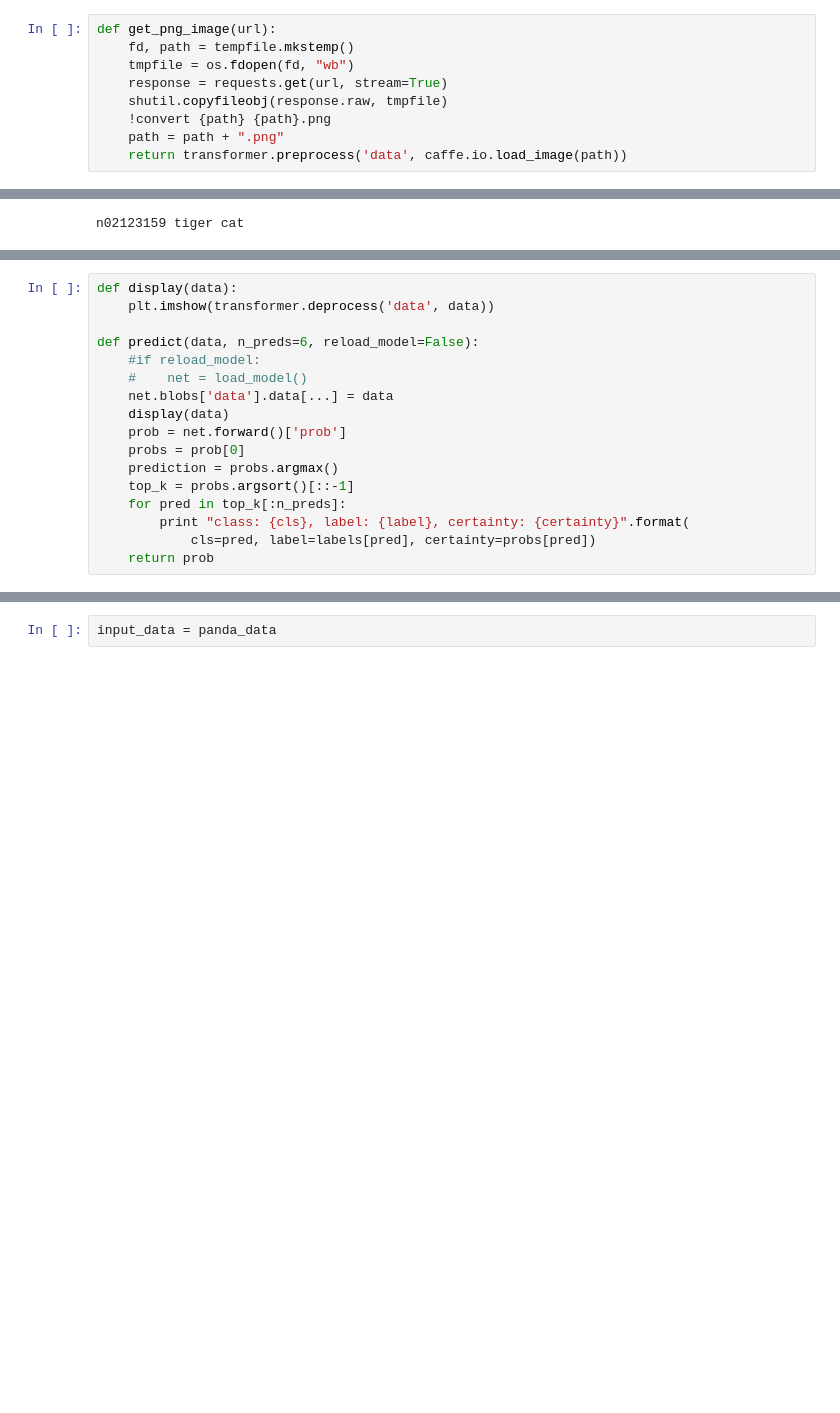
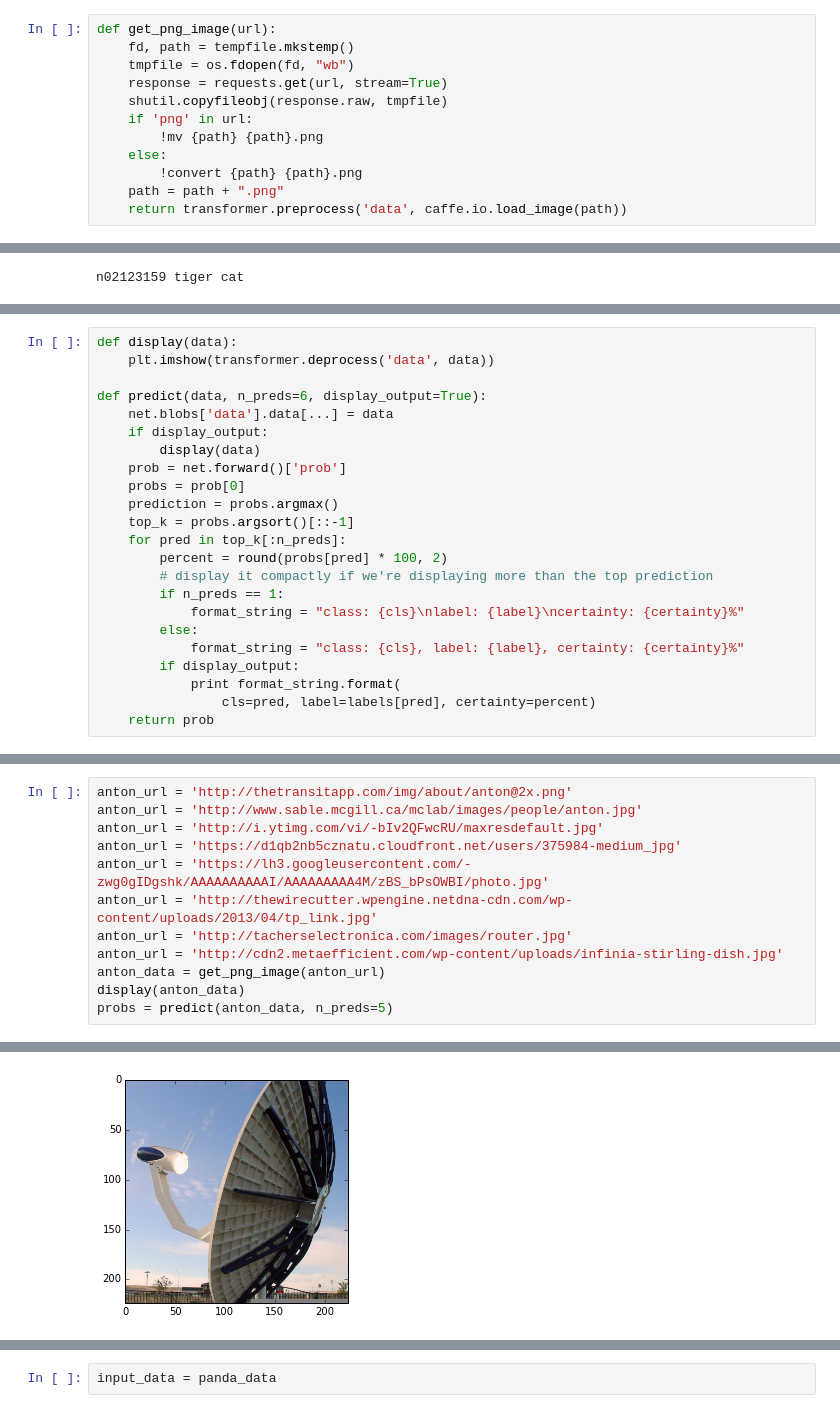
Before and after one commit to jvns/neural-nets-are-weird, a Jupyter notebook: notebooks/neural-nets-are-weird.ipynb, the cells around one changed output, grey strips where cells are left out. Saved outputs shown, nothing was run; the diff lists cells and outputs as text; blank space fills up the shorter version.

```diff
--- a/notebooks/neural-nets-are-weird.ipynb
+++ b/notebooks/neural-nets-are-weird.ipynb
@@ -62,6 +63,9 @@ def get_png_image(url):
     tmpfile = os.fdopen(fd, "wb")
     response = requests.get(url, stream=True)
     shutil.copyfileobj(response.raw, tmpfile)
-    !convert {path} {path}.png
+    if 'png' in url:
+        !mv {path} {path}.png
+    else:
+        !convert {path} {path}.png
     path = path + ".png"
     return transformer.preprocess('data', caffe.io.load_image(path))
@@ -103,16 +105,22 @@ Let's put all that together into a function -- make a prediction & show the imag
 def display(data):
     plt.imshow(transformer.deprocess('data', data))
 
-def predict(data, n_preds=6, reload_model=False):
-    #if reload_model:
-    #    net = load_model()
+def predict(data, n_preds=6, display_output=True):
     net.blobs['data'].data[...] = data
-    display(data)
+    if display_output:
+        display(data)
     prob = net.forward()['prob']
     probs = prob[0]
     prediction = probs.argmax()
     top_k = probs.argsort()[::-1]
     for pred in top_k[:n_preds]:
-        print "class: {cls}, label: {label}, certainty: {certainty}".format(
-            cls=pred, label=labels[pred], certainty=probs[pred])
+        percent = round(probs[pred] * 100, 2)
+        # display it compactly if we're displaying more than the top prediction
+        if n_preds == 1:
+            format_string = "class: {cls}\nlabel: {label}\ncertainty: {certainty}%"
+        else:
+            format_string = "class: {cls}, label: {label}, certainty: {certainty}%"
+        if display_output:
+            print format_string.format(
+                cls=pred, label=labels[pred], certainty=percent)
     return prob
@@ -142 +144,14 @@ class: 412, label: n02747177 ashcan, trash can, garbage can, wastebin, ash bin,
 [figure]
+# %%
+anton_url = 'http://thetransitapp.com/img/about/anton@2x.png'
+anton_url = 'http://www.sable.mcgill.ca/mclab/images/people/anton.jpg'
+anton_url = 'http://i.ytimg.com/vi/-bIv2QFwcRU/maxresdefault.jpg'
+anton_url = 'https://d1qb2nb5cznatu.cloudfront.net/users/375984-medium_jpg'
+anton_url = 'https://lh3.googleusercontent.com/-zwg0gIDgshk/AAAAAAAAAAI/AAAAAAAAA4M/zBS_bPsOWBI/photo.jpg'
+anton_url = 'http://thewirecutter.wpengine.netdna-cdn.com/wp-content/uploads/2013/04/tp_link.jpg'
+anton_url = 'http://tacherselectronica.com/images/router.jpg'
+anton_url = 'http://cdn2.metaefficient.com/wp-content/uploads/infinia-stirling-dish.jpg'
+anton_data = get_png_image(anton_url)
+display(anton_data)
+probs = predict(anton_data, n_preds=5)
+# %% [output]
@@ -143,3 +163,4 @@ class: 412, label: n02747177 ashcan, trash can, garbage can, wastebin, ash bin,
+[figure, added]
 # %%
 sword_url = 'http://a.tgcdn.net/images/products/zoom/f2bc_sting_the_sword_of_bilbo_baggins.jpg'
 sword_data = get_png_image(sword_url)
```
Also changed, not shown: parts of 79 cells of this notebook.
